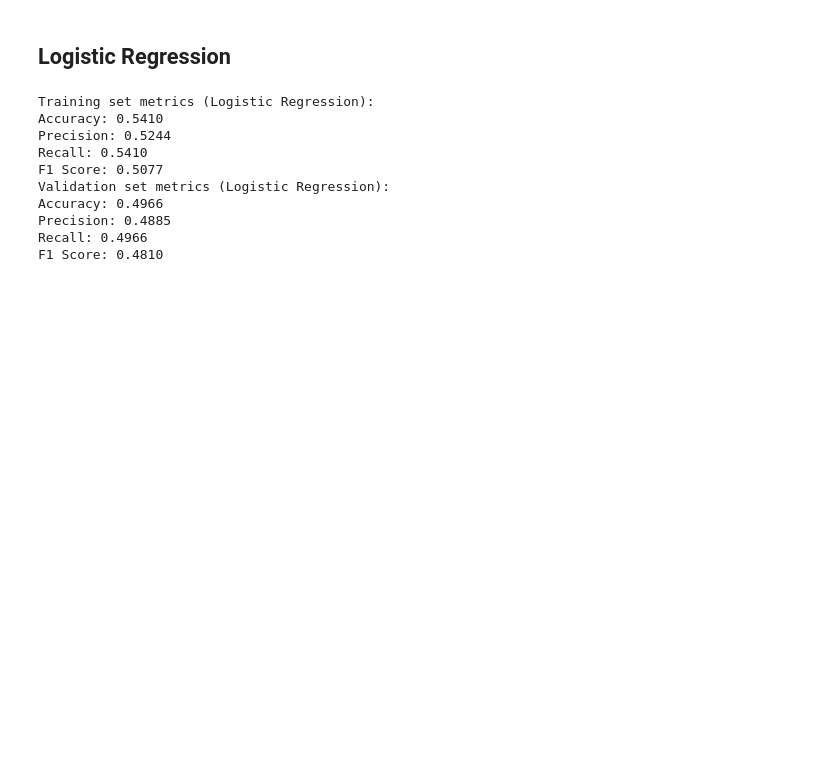
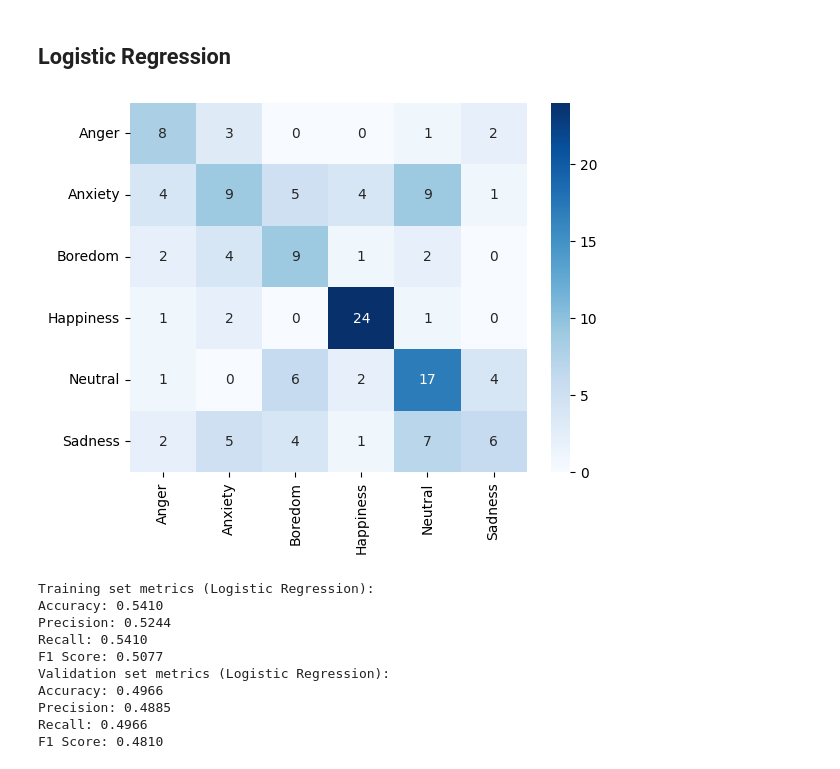
Before and after one commit to roshantaneja/ucla_cssi_2024, a Jupyter notebook: project/client.ipynb, the cells around one changed output. Drawn from its saved outputs; the diff is of its cells as text; code cells hidden in the pictures; blank space fills up the shorter version.

```diff
--- a/project/client.ipynb
+++ b/project/client.ipynb
@@ -322,11 +333,19 @@ F1 Score: 0.3438
 # %%
 # Logistic Regression
 log_reg = LogisticRegression(max_iter=1000)
 log_reg.fit(X_train, y_train)
 
 # Make predictions
 y_pred_train_log = log_reg.predict(X_train)
 y_pred_val_log = log_reg.predict(X_val)
+
+# display the confusion matrix with the proper labels
+cm_log = confusion_matrix(y_val, y_pred_val_log)
+cm_log_df = pd.DataFrame(cm_log, index = label_encoder_emotion.classes_, columns = label_encoder_emotion.classes_)
+
+plot = sns.heatmap(cm_log_df, annot=True, cmap='Blues')
+# %% [output]
+[figure, added]
 # %%
 # Compute evaluation metrics
 accuracy_train_log = accuracy_score(y_train, y_pred_train_log)
```
Also changed, not shown: parts of 16 cells of this notebook.
